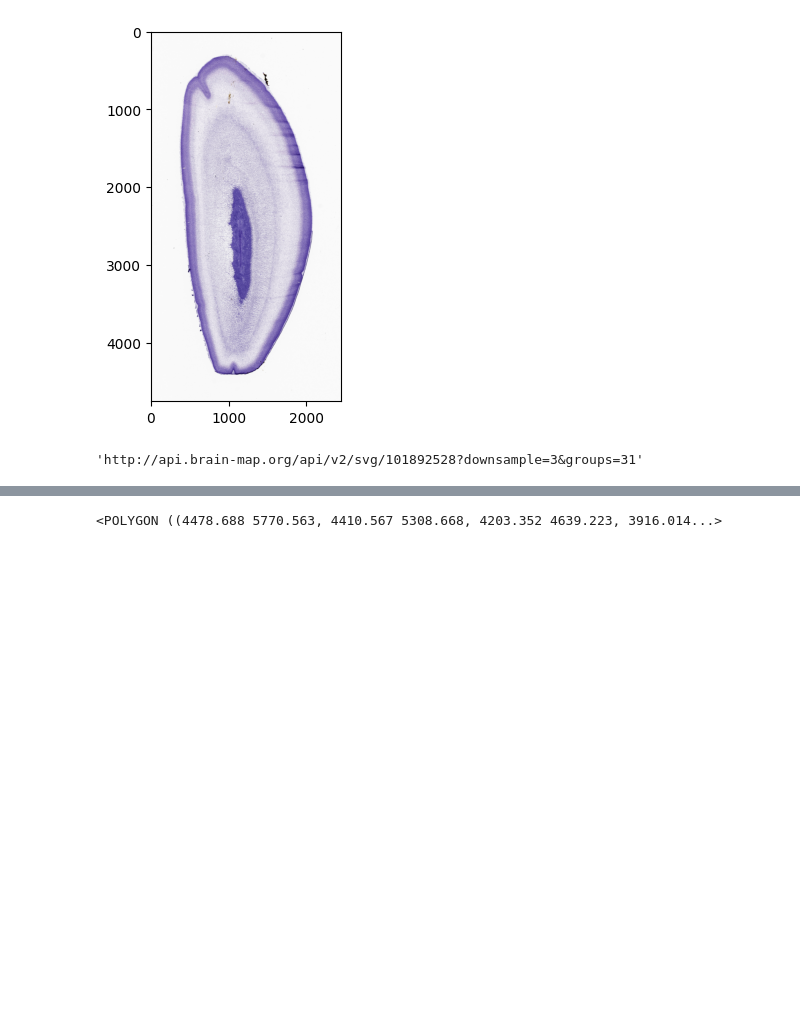
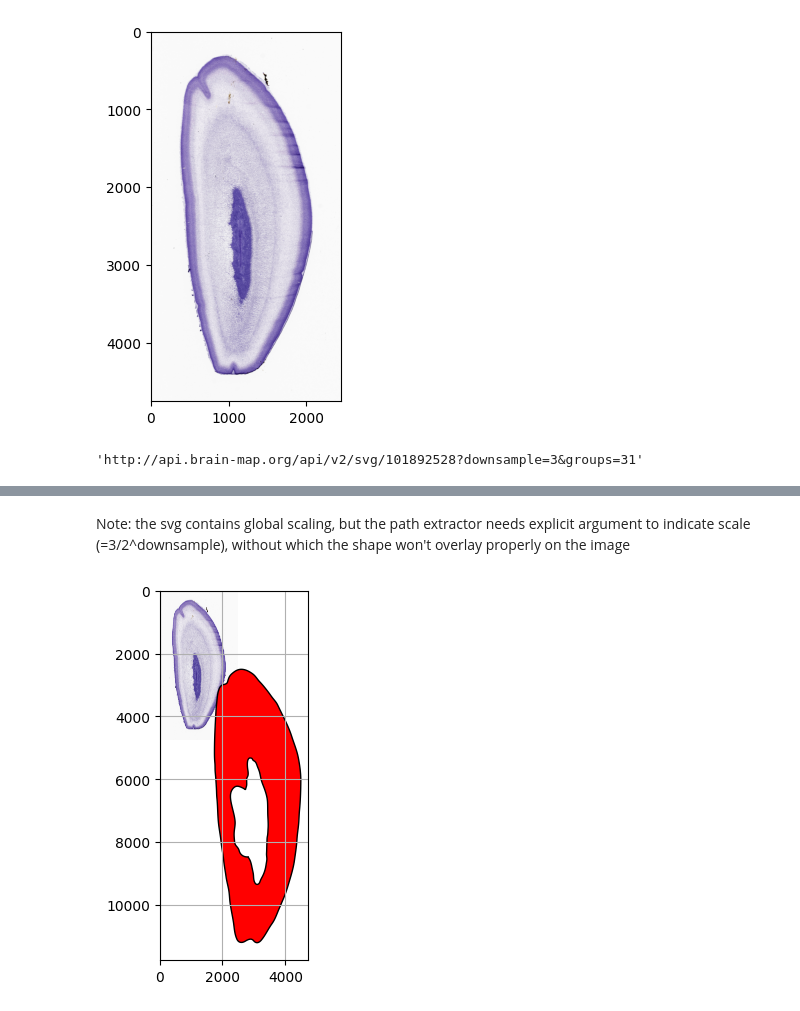
Before and after one commit to SGBC-IITM/DHARANI_data_tutorial, a Jupyter notebook: notebooks/allen_developinghuman.ipynb, the cells around one changed output, grey strips where cells are left out. Drawn from its saved outputs; the diff is of its cells as text; code cells hidden in the pictures; blank space fills up the shorter version.

```diff
--- a/notebooks/allen_developinghuman.ipynb
+++ b/notebooks/allen_developinghuman.ipynb
@@ -148 +322,4 @@ paths = get_svg_paths(svg_data)
+# %%
+annot357_shapes_unscaled = get_svg_paths_as_shapes(svg_data)
+annot357_shapes = get_svg_paths_as_shapes(svg_data,scale=3/2**downsample)
 # %%
@@ -161,4 +328,0 @@ gj = make_geojson_feature(strid, shp)
-# %%
-shp
-# %% [output]
-<POLYGON ((4478.688 5770.563, 4410.567 5308.668, 4203.352 4639.223, 3916.014...>
@@ -166,0 +329,9 @@ shp
+# %%
+strid =10536 # '10529' #  #'10155'
+# %% [markdown]
+Note: the svg contains global scaling, but the path extractor needs explicit argument to indicate scale (=3/2^downsample), without which the shape won't overlay properly on the image
+# %%
+plt.imshow(im)
+plot_shape(annot357_shapes_unscaled[strid][0],'r')
+# %% [output]
+[figure, added]
```
Also changed, not shown: parts of 42 cells of this notebook, 5 other files.
